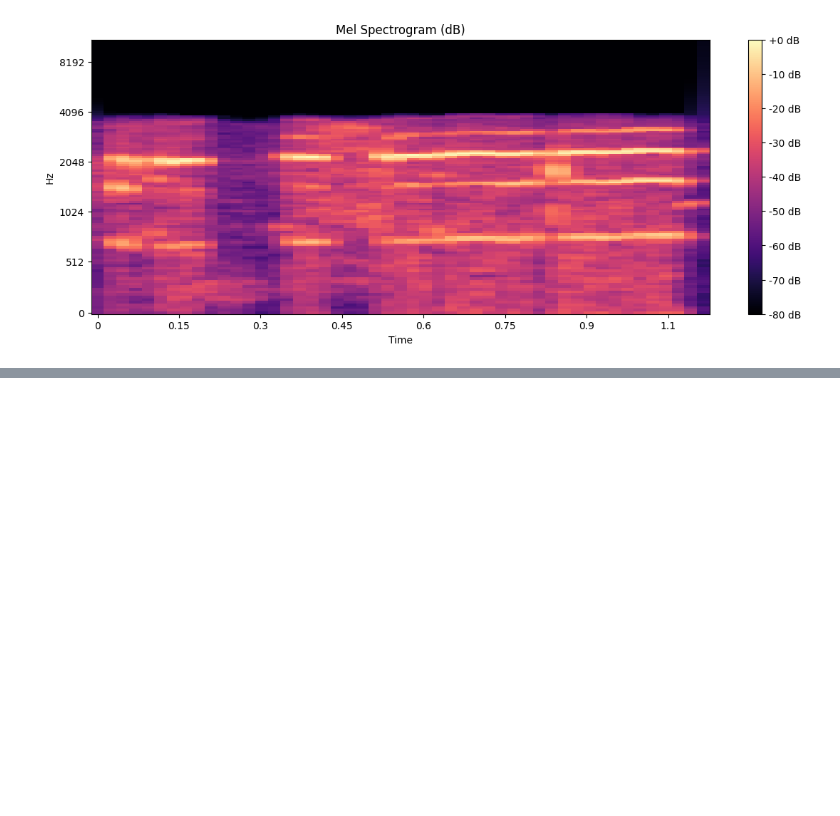
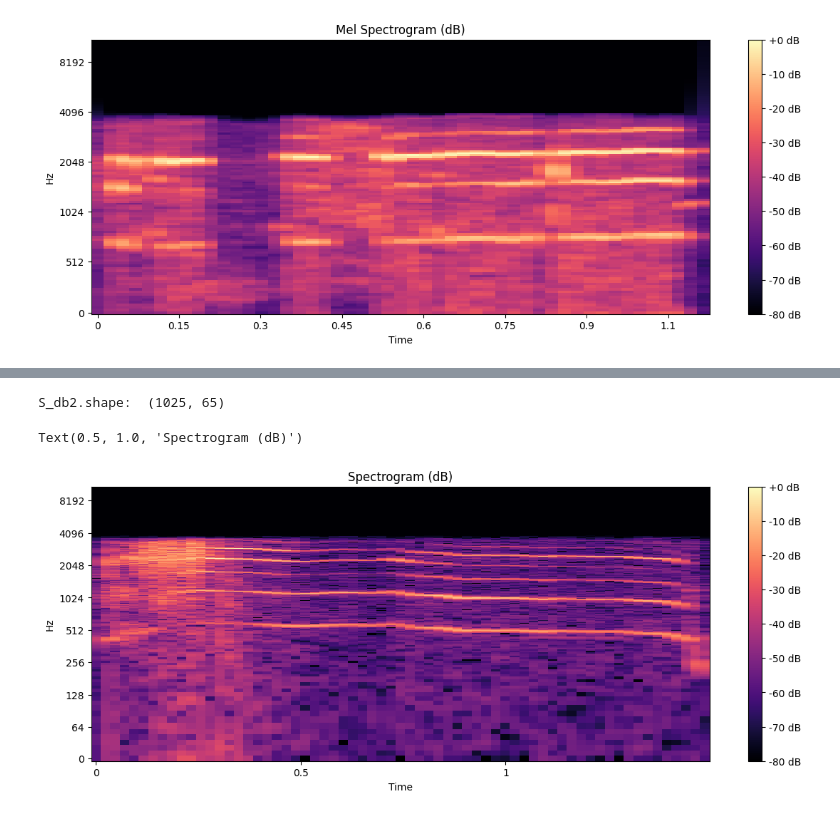
Before and after one commit to average-sushi-roll/cat-meow-classifier, a Jupyter notebook: notebooks/eda.ipynb, the cells around one changed output, grey strips where cells are left out. Cells and saved outputs as stored; diff of their text form; code cells hidden in the pictures; blank space fills up the shorter version.

```diff
--- a/notebooks/eda.ipynb
+++ b/notebooks/eda.ipynb
@@ -99,0 +129,16 @@ Text(0.5, 1.0, 'Mel Spectrogram (dB)')
+# %%
+# fourier transform to get the spectrogram of the audio signal
+D2 = librosa.stft(y2_trimmed, n_fft=2048, hop_length=512)
+# convert the amplitude to decibels
+S_db2 = librosa.amplitude_to_db(np.abs(D2), ref=np.max)
+print("S_db2.shape: ", S_db2.shape)
+
+# plot the spectrogram using librosa's display module
+plt.figure(figsize=(14, 5))
+librosa.display.specshow(S_db2, sr=sr2, hop_length=512, x_axis="time", y_axis="log")
+plt.colorbar(format="%+2.0f dB")
+plt.title("Spectrogram (dB)")
+# %% [output]
+S_db2.shape:  (1025, 65)
+Text(0.5, 1.0, 'Spectrogram (dB)')
+[figure, added]
```
Also changed, not shown: parts of 5 cells of this notebook.
